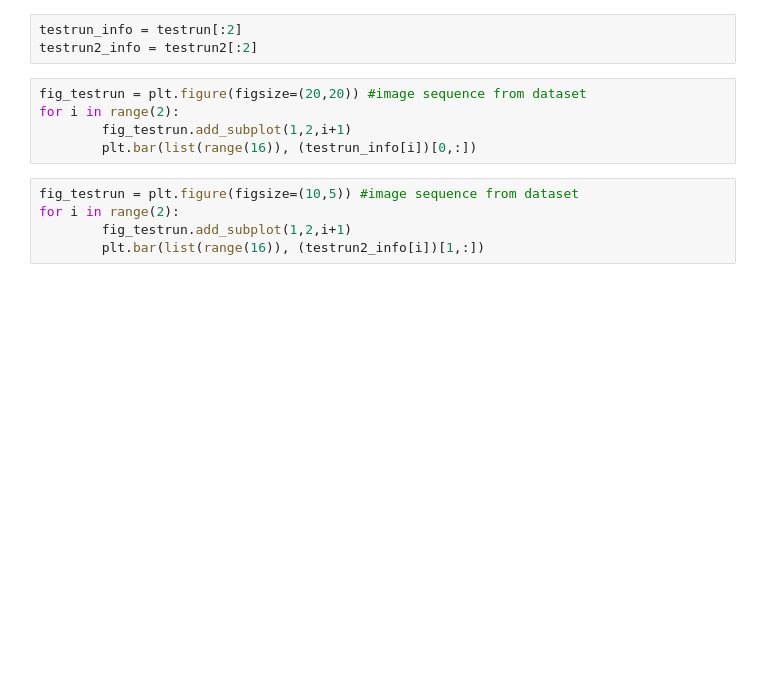
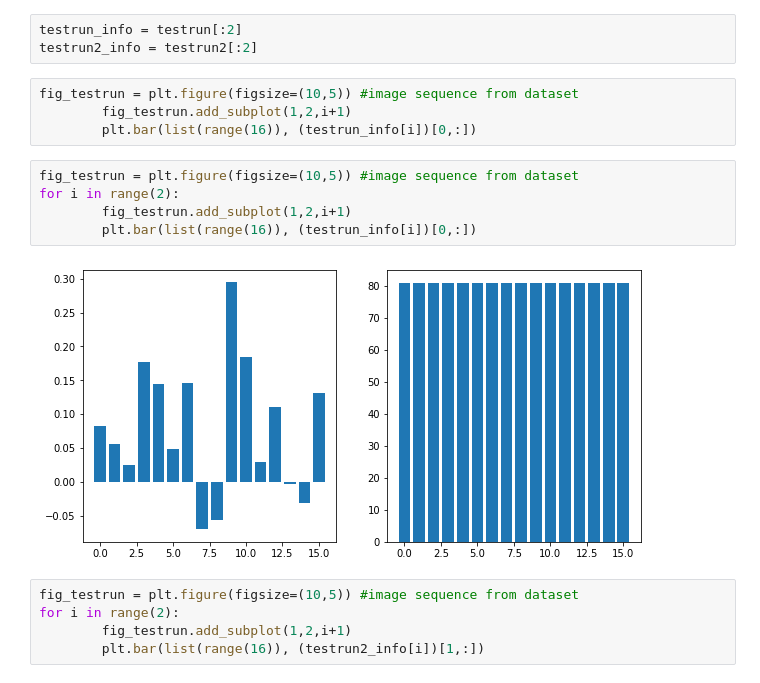
Before and after one commit to shazoop/FormMotion, a Jupyter notebook: Trial2-Tanh-OptEinsum_TransOnly.ipynb, the cells around one changed output. Saved outputs shown, nothing was run; the diff lists cells and outputs as text; blank space fills up the shorter version.

```diff
--- a/Trial2-Tanh-OptEinsum_TransOnly.ipynb
+++ b/Trial2-Tanh-OptEinsum_TransOnly.ipynb
@@ -477,11 +479,17 @@ for i in range(mov_length):
 # %%
 testrun_info = testrun[:2]
 testrun2_info = testrun2[:2]
+# %%
+fig_testrun = plt.figure(figsize=(10,5)) #image sequence from dataset
+        fig_testrun.add_subplot(1,2,i+1)
+        plt.bar(list(range(16)), (testrun_info[i])[0,:])
 # %%
-fig_testrun = plt.figure(figsize=(20,20)) #image sequence from dataset
+fig_testrun = plt.figure(figsize=(10,5)) #image sequence from dataset
 for i in range(2):
         fig_testrun.add_subplot(1,2,i+1)
         plt.bar(list(range(16)), (testrun_info[i])[0,:])
+# %% [output]
+[figure, added]
 # %%
 fig_testrun = plt.figure(figsize=(10,5)) #image sequence from dataset
 for i in range(2):
```
Also changed, not shown: parts of 3 cells of this notebook.
